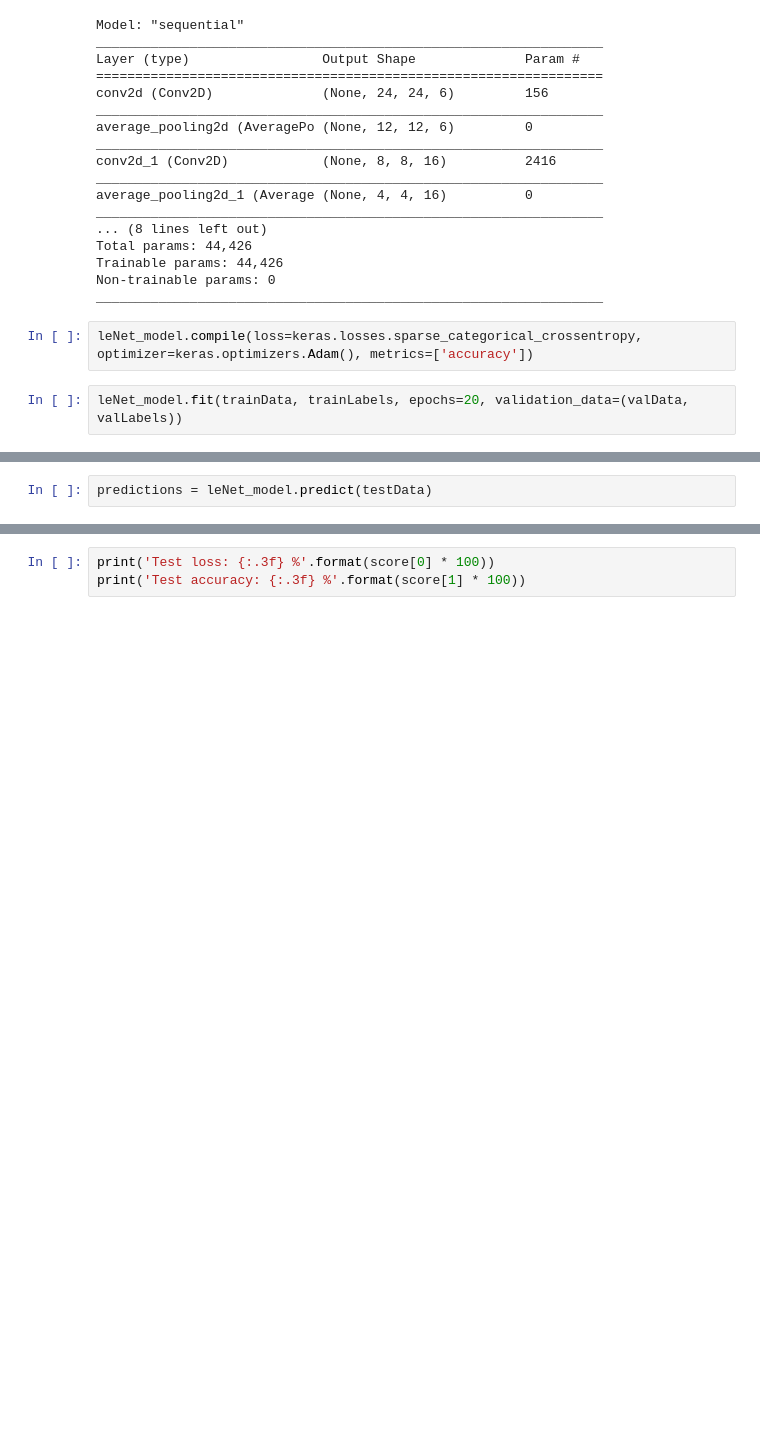
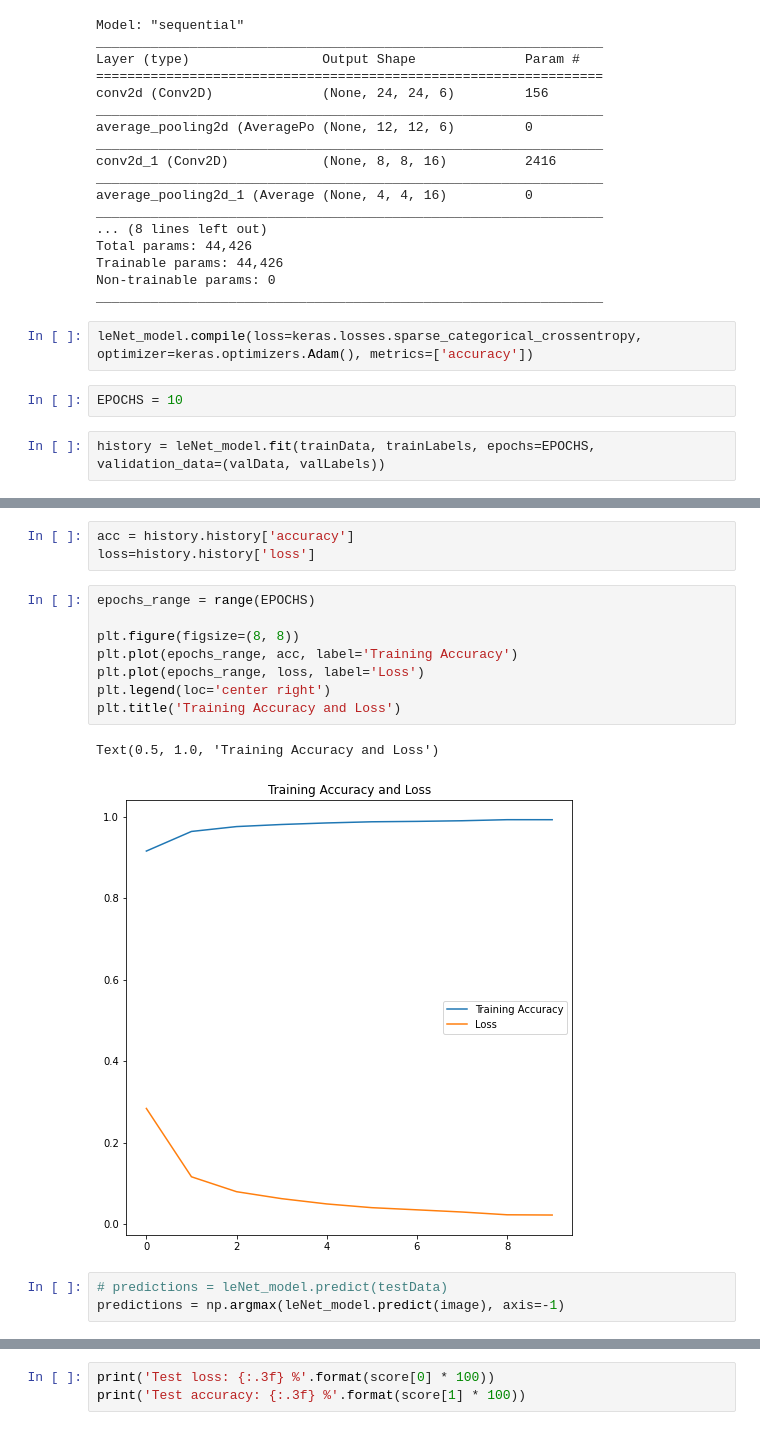
Before and after one commit to nilutpolkashyap/tensorflow_projects, a Jupyter notebook: leNet_cnn/LeNet_original_implementation.ipynb, the cells around one changed output, grey strips where cells are left out. Cells and saved outputs as stored; diff of their text form; blank space fills up the shorter version.

Commit message:
lenet 5 model visualizations

```diff
--- a/leNet_cnn/LeNet_original_implementation.ipynb
+++ b/leNet_cnn/LeNet_original_implementation.ipynb
@@ -79,6 +79,8 @@ Non-trainable params: 0
 _________________________________________________________________
 # %%
 leNet_model.compile(loss=keras.losses.sparse_categorical_crossentropy, optimizer=keras.optimizers.Adam(), metrics=['accuracy'])
+# %%
+EPOCHS = 10
 # %%
-leNet_model.fit(trainData, trainLabels, epochs=20, validation_data=(valData, valLabels))
+history = leNet_model.fit(trainData, trainLabels, epochs=EPOCHS, validation_data=(valData, valLabels))
 # %% [output]
@@ -103,5 +107,20 @@ Epoch 20/20
-# %%
-predictions = leNet_model.predict(testData)
+# %%
+acc = history.history['accuracy']
+loss=history.history['loss']
+# %%
+epochs_range = range(EPOCHS)
+
+plt.figure(figsize=(8, 8))
+plt.plot(epochs_range, acc, label='Training Accuracy')
+plt.plot(epochs_range, loss, label='Loss')
+plt.legend(loc='center right')
+plt.title('Training Accuracy and Loss')
+# %% [output]
+Text(0.5, 1.0, 'Training Accuracy and Loss')
+[figure, added]
+# %%
+# predictions = leNet_model.predict(testData)
+predictions = np.argmax(leNet_model.predict(image), axis=-1)
 # %%
 predictions
 # %% [output]
```
Also changed, not shown: parts of 10 cells of this notebook.
